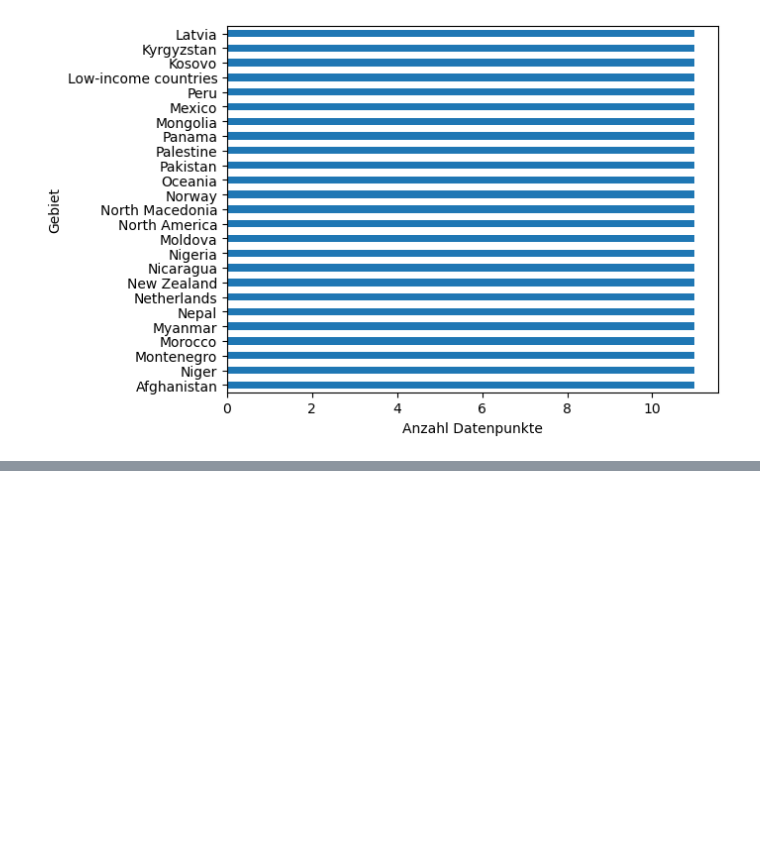
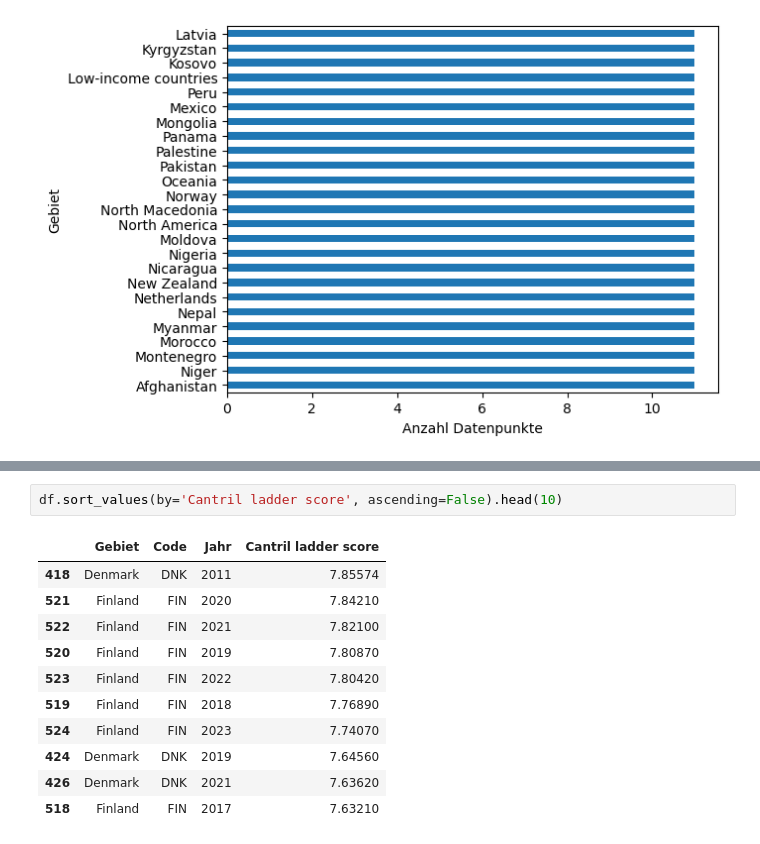
Before and after one commit to Elena-avk/elena, a Jupyter notebook: LN_Python_Elena_Yasemin.ipynb, the cells around one changed output, grey strips where cells are left out. Cells and saved outputs as stored; diff of their text form; blank space fills up the shorter version.

```diff
--- a/LN_Python_Elena_Yasemin.ipynb
+++ b/LN_Python_Elena_Yasemin.ipynb
@@ -164,0 +157,14 @@ Standardabweichung: 1.1146867665403009
+# %%
+df.sort_values(by='Cantril ladder score', ascending=False).head(10)
+# %% [output]
+|  | Gebiet | Code | Jahr | Cantril ladder score |
+| 418 | Denmark | DNK | 2011 | 7.85574 |
+| 521 | Finland | FIN | 2020 | 7.84210 |
+| 522 | Finland | FIN | 2021 | 7.82100 |
+| 520 | Finland | FIN | 2019 | 7.80870 |
+| 523 | Finland | FIN | 2022 | 7.80420 |
+| 519 | Finland | FIN | 2018 | 7.76890 |
+| 524 | Finland | FIN | 2023 | 7.74070 |
+| 424 | Denmark | DNK | 2019 | 7.64560 |
+| 426 | Denmark | DNK | 2021 | 7.63620 |
+| 518 | Finland | FIN | 2017 | 7.63210 |
```
Also changed, not shown: parts of 10 cells of this notebook.
